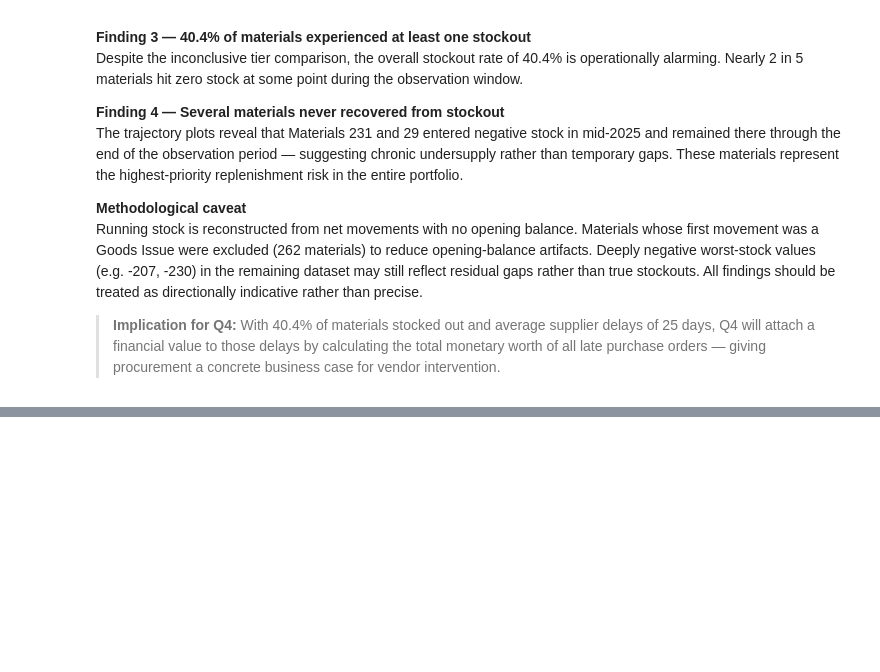
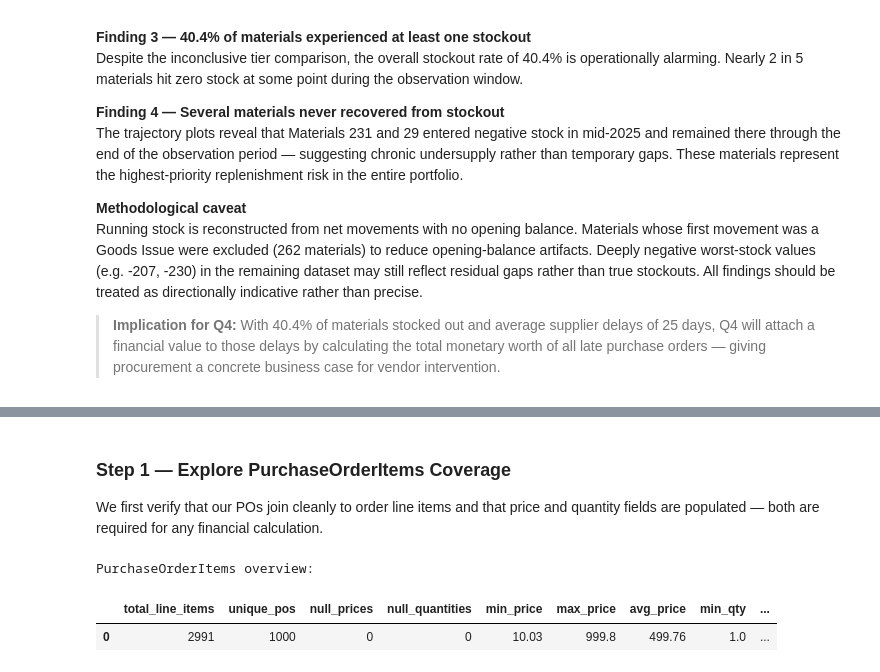
Before and after one commit to Muhammad-Umer-Riaz/data-analyst-portfolio, a Jupyter notebook: Supplier_Performance_Analysis/supplier_performance_analysis.ipynb, the cells around one changed output, grey strips where cells are left out. Cells and saved outputs as stored; diff of their text form; code cells hidden in the pictures; blank space fills up the shorter version.

```diff
--- a/Supplier_Performance_Analysis/supplier_performance_analysis.ipynb
+++ b/Supplier_Performance_Analysis/supplier_performance_analysis.ipynb
@@ -1075,0 +1089,26 @@ Running stock is reconstructed from net movements with no opening balance. Mater
+# %% [markdown]
+### Step 1 — Explore PurchaseOrderItems Coverage
+
+We first verify that our POs join cleanly to order line items and that price and quantity fields are populated — both are required for any financial calculation.
+# %%
+# ── Explore PurchaseOrderItems ────────────────────────────────────────────────
+df_poi_explore = pd.read_sql("""
+    SELECT
+        COUNT(*)                                        AS total_line_items,
+        COUNT(DISTINCT purchase_order_number)           AS unique_pos,
+        SUM(CASE WHEN net_price IS NULL THEN 1 ELSE 0 END)   AS null_prices,
+        SUM(CASE WHEN quantity  IS NULL THEN 1 ELSE 0 END)   AS null_quantities,
+        ROUND(MIN(net_price),  2)                       AS min_price,
+        ROUND(MAX(net_price),  2)                       AS max_price,
+        ROUND(AVG(net_price),  2)                       AS avg_price,
+        ROUND(MIN(quantity),   2)                       AS min_qty,
+        ROUND(MAX(quantity),   2)                       AS max_qty
+    FROM PurchaseOrderItems
+""", con)
+
+print("PurchaseOrderItems overview:")
+display(df_poi_explore)
+# %% [output]
+PurchaseOrderItems overview:
+|  | total_line_items | unique_pos | null_prices | null_quantities | min_price | max_price | avg_price | min_qty | ... |
+| 0 | 2991 | 1000 | 0 | 0 | 10.03 | 999.8 | 499.76 | 1.0 | ... |
```
Also changed, not shown: parts of 10 cells of this notebook.
